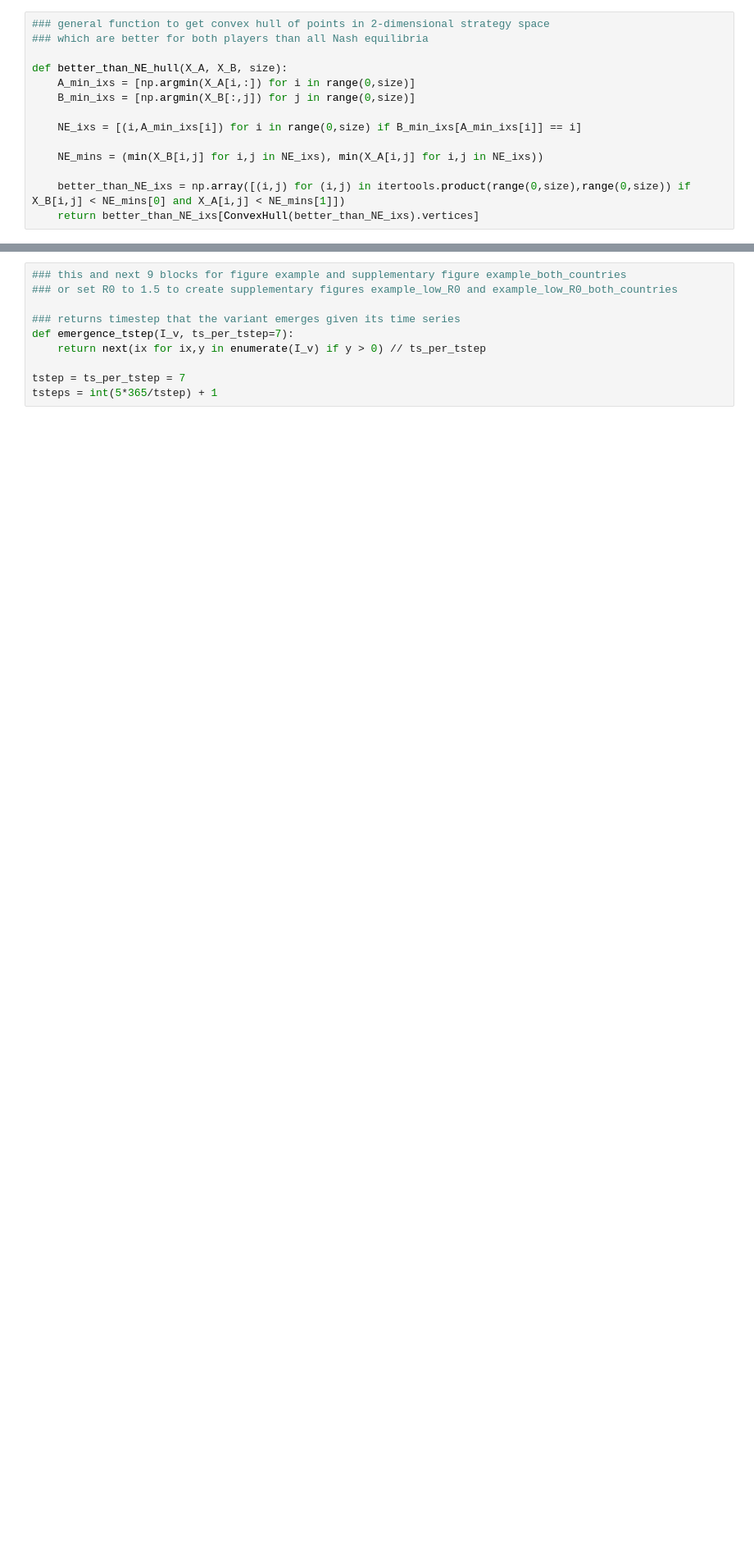
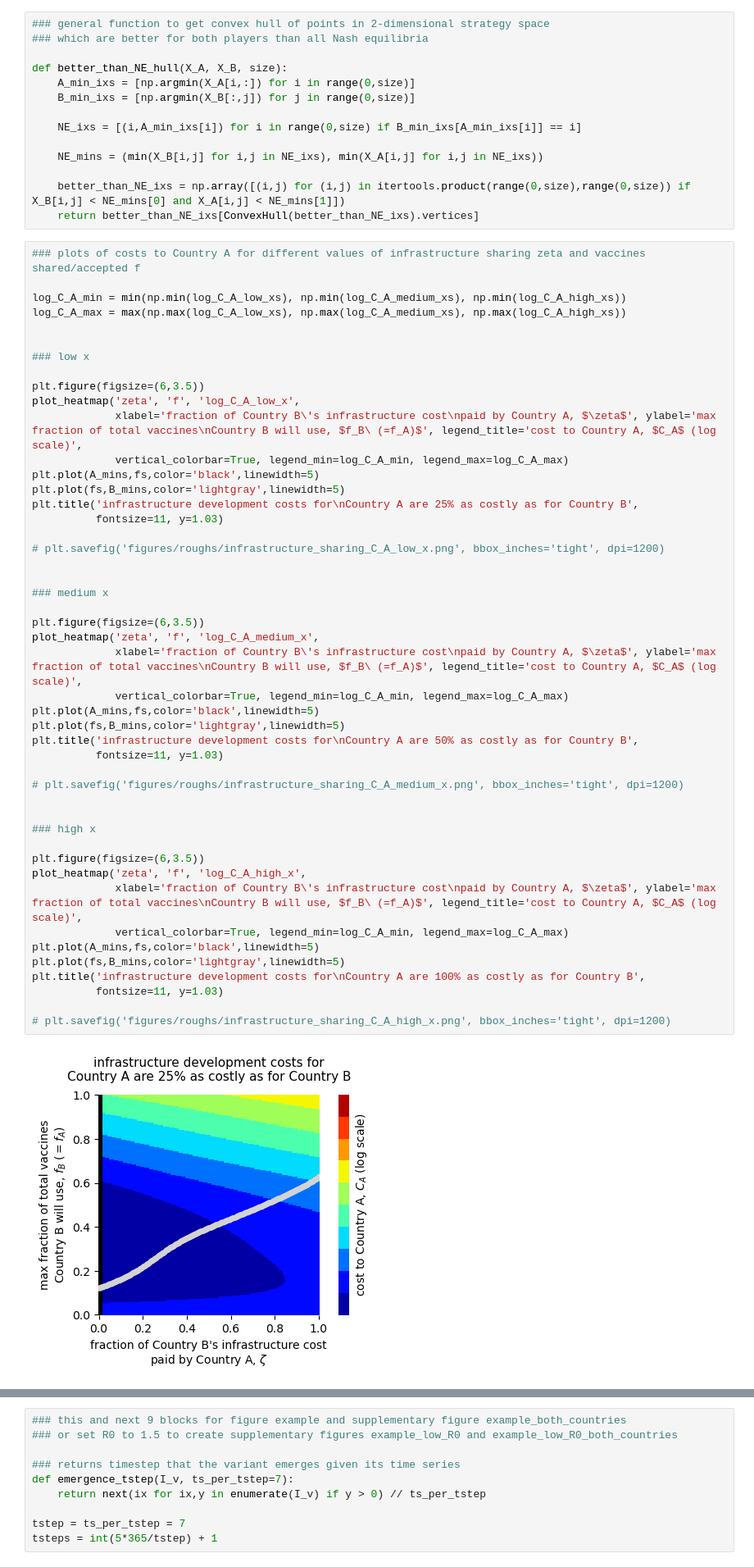
Before and after one commit to freedmanari/vaccine_nationalism, a Jupyter notebook: vaccine_nationalism.ipynb, the cells around one changed output, grey strips where cells are left out. Shown at 82% size. Drawn from its saved outputs; the diff is of its cells as text; blank space fills up the shorter version.

```diff
--- a/vaccine_nationalism.ipynb
+++ b/vaccine_nationalism.ipynb
@@ -938,3 +941,52 @@ def better_than_NE_hull(X_A, X_B, size):
 
     better_than_NE_ixs = np.array([(i,j) for (i,j) in itertools.product(range(0,size),range(0,size)) if X_B[i,j] < NE_mins[0] and X_A[i,j] < NE_mins[1]])
     return better_than_NE_ixs[ConvexHull(better_than_NE_ixs).vertices]
+# %%
+### plots of costs to Country A for different values of infrastructure sharing zeta and vaccines shared/accepted f
+
+log_C_A_min = min(np.min(log_C_A_low_xs), np.min(log_C_A_medium_xs), np.min(log_C_A_high_xs))
+log_C_A_max = max(np.max(log_C_A_low_xs), np.max(log_C_A_medium_xs), np.max(log_C_A_high_xs))
+
+
+### low x
+
+plt.figure(figsize=(6,3.5))
+plot_heatmap('zeta', 'f', 'log_C_A_low_x',
+             xlabel='fraction of Country B\'s infrastructure cost\npaid by Country A, $\zeta$', ylabel='max fraction of total vaccines\nCountry B will use, $f_B\ (=f_A)$', legend_title='cost to Country A, $C_A$ (log scale)',
+             vertical_colorbar=True, legend_min=log_C_A_min, legend_max=log_C_A_max)
+plt.plot(A_mins,fs,color='black',linewidth=5)
+plt.plot(fs,B_mins,color='lightgray',linewidth=5)
+plt.title('infrastructure development costs for\nCountry A are 25% as costly as for Country B',
+          fontsize=11, y=1.03)
+
+# plt.savefig('figures/roughs/infrastructure_sharing_C_A_low_x.png', bbox_inches='tight', dpi=1200)
+
+
+### medium x
+
+plt.figure(figsize=(6,3.5))
+plot_heatmap('zeta', 'f', 'log_C_A_medium_x',
+             xlabel='fraction of Country B\'s infrastructure cost\npaid by Country A, $\zeta$', ylabel='max fraction of total vaccines\nCountry B will use, $f_B\ (=f_A)$', legend_title='cost to Country A, $C_A$ (log scale)',
+             vertical_colorbar=True, legend_min=log_C_A_min, legend_max=log_C_A_max)
+plt.plot(A_mins,fs,color='black',linewidth=5)
+plt.plot(fs,B_mins,color='lightgray',linewidth=5)
+plt.title('infrastructure development costs for\nCountry A are 50% as costly as for Country B',
+          fontsize=11, y=1.03)
+
+# plt.savefig('figures/roughs/infrastructure_sharing_C_A_medium_x.png', bbox_inches='tight', dpi=1200)
+
+
+### high x
+
+plt.figure(figsize=(6,3.5))
+plot_heatmap('zeta', 'f', 'log_C_A_high_x',
+             xlabel='fraction of Country B\'s infrastructure cost\npaid by Country A, $\zeta$', ylabel='max fraction of total vaccines\nCountry B will use, $f_B\ (=f_A)$', legend_title='cost to Country A, $C_A$ (log scale)',
+             vertical_colorbar=True, legend_min=log_C_A_min, legend_max=log_C_A_max)
+plt.plot(A_mins,fs,color='black',linewidth=5)
+plt.plot(fs,B_mins,color='lightgray',linewidth=5)
+plt.title('infrastructure development costs for\nCountry A are 100% as costly as for Country B',
+          fontsize=11, y=1.03)
+
+# plt.savefig('figures/roughs/infrastructure_sharing_C_A_high_x.png', bbox_inches='tight', dpi=1200)
+# %% [output]
+[figure, added]
```
Also changed, not shown: parts of 9 cells of this notebook, 2 other files.
